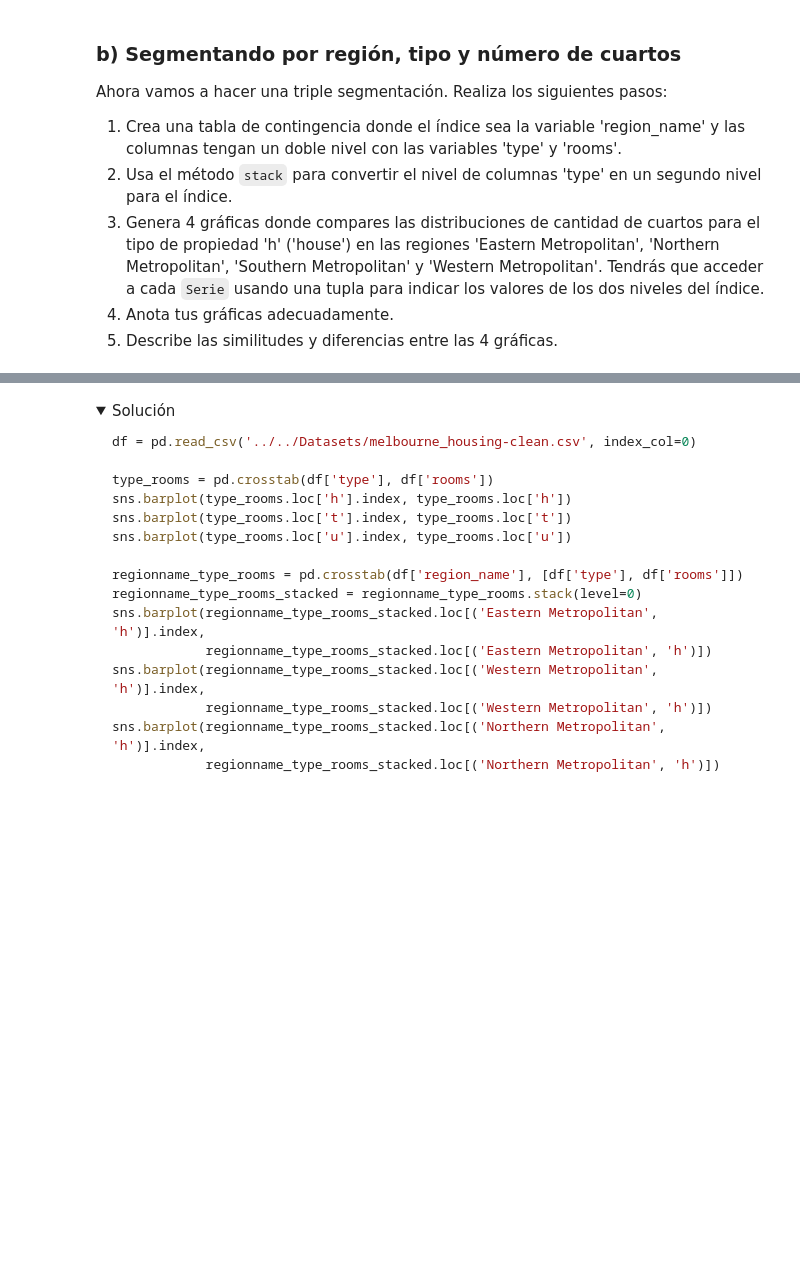
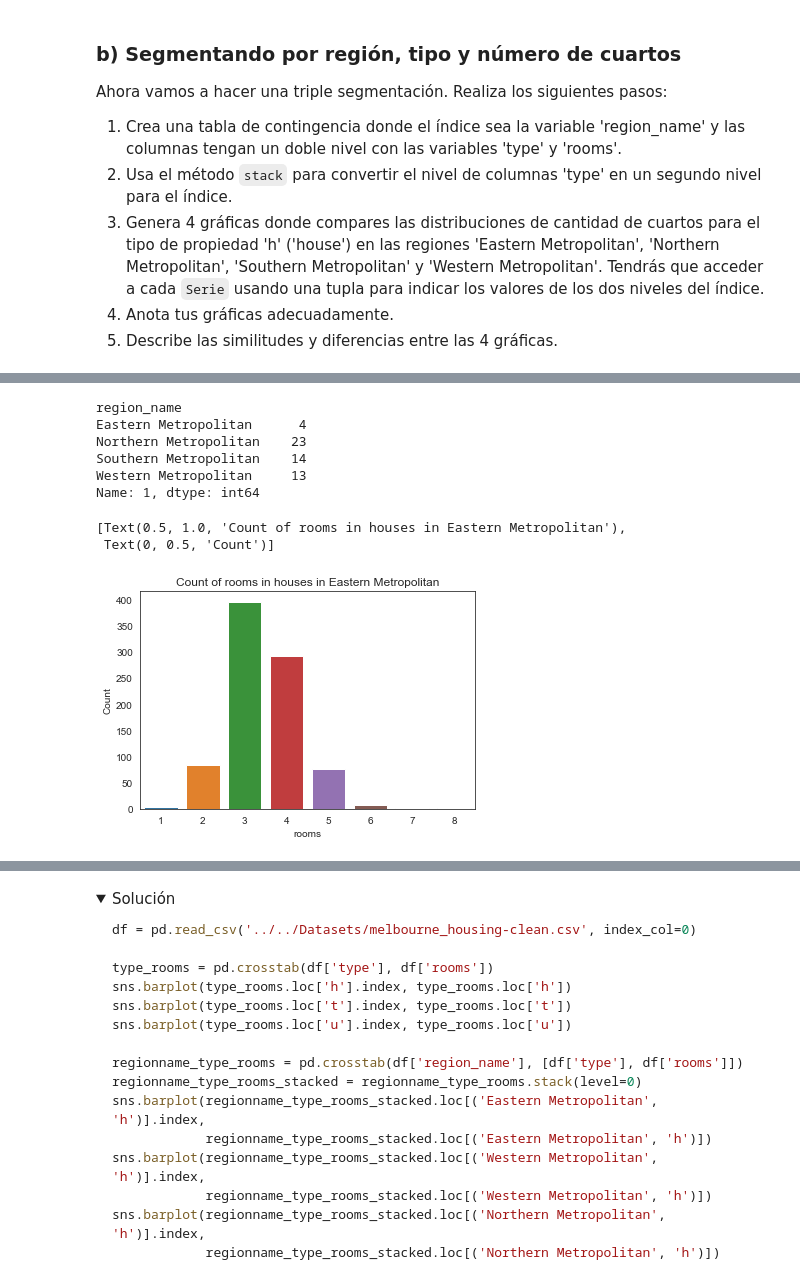
Before and after one commit to luislerma5593/Data_Analysis, a Jupyter notebook: 4. Análisis de datos con Python/3. Exploración de Variables Categóricas y Análisis Multivariable/Reto-03/tablas_de_contingencia.ipynb, the cells around one changed output, grey strips where cells are left out. Cells and saved outputs as stored; diff of their text form; code cells hidden in the pictures; folded sections open; blank space fills up the shorter version.

```diff
--- a/4. Análisis de datos con Python/3. Exploración de Variables Categóricas y Análisis Multivariable/Reto-03/tablas_de_contingencia.ipynb
+++ b/4. Análisis de datos con Python/3. Exploración de Variables Categóricas y Análisis Multivariable/Reto-03/tablas_de_contingencia.ipynb
@@ -84,0 +80,3 @@ Ahora vamos a hacer una triple segmentación. Realiza los siguientes pasos:
+# %%
+cross2 = pd.crosstab(df["region_name"], [df["type"],df["rooms"]])
+cross2
@@ -84,0 +116,3 @@ Ahora vamos a hacer una triple segmentación. Realiza los siguientes pasos:
+# %%
+cross3 = cross2.loc[['Eastern Metropolitan', 'Northern Metropolitan', 'Southern Metropolitan', 'Western Metropolitan']]["h"]
+cross3
@@ -84,0 +126,16 @@ Ahora vamos a hacer una triple segmentación. Realiza los siguientes pasos:
+# %%
+cross3.loc[:][1]
+# %% [output]
+region_name
+Eastern Metropolitan      4
+Northern Metropolitan    23
+Southern Metropolitan    14
+Western Metropolitan     13
+Name: 1, dtype: int64
+# %%
+x = sns.barplot(cross3.loc["Eastern Metropolitan"].index, cross3.loc["Eastern Metropolitan"])
+x.set(title = "Count of rooms in houses in Eastern Metropolitan", ylabel = "Count")
+# %% [output]
+[Text(0.5, 1.0, 'Count of rooms in houses in Eastern Metropolitan'),
+ Text(0, 0.5, 'Count')]
+[figure, added]
```
Also changed, not shown: parts of 9 cells of this notebook, 7 other files.
